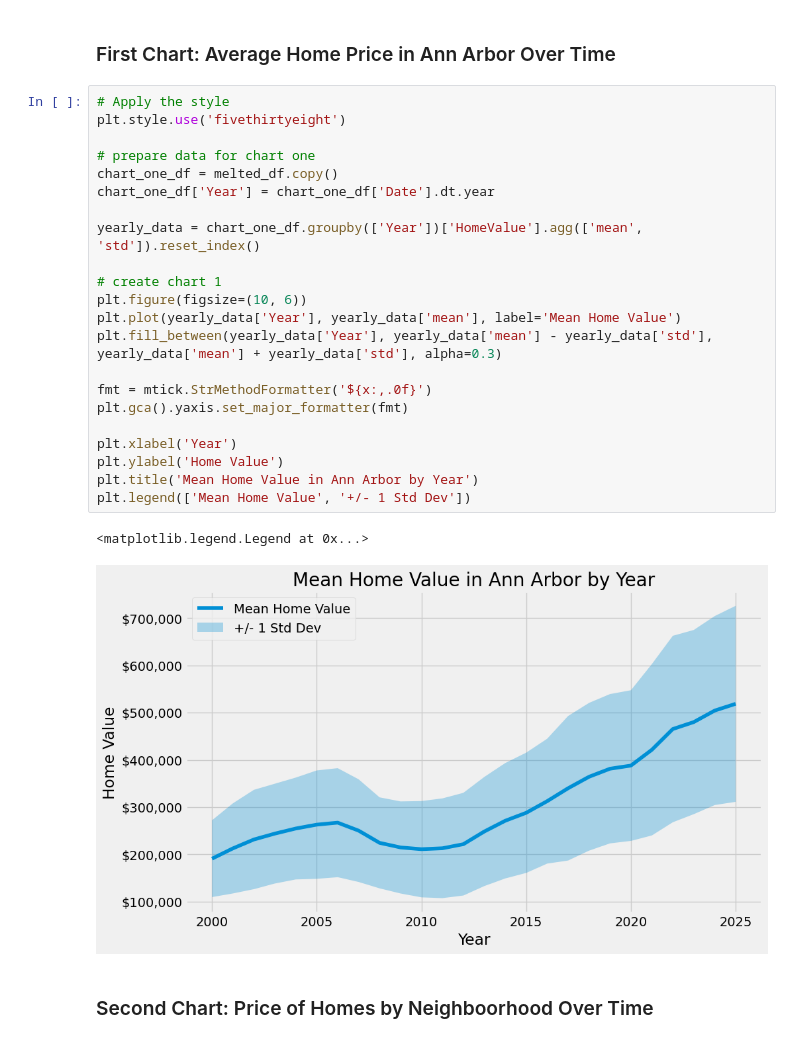
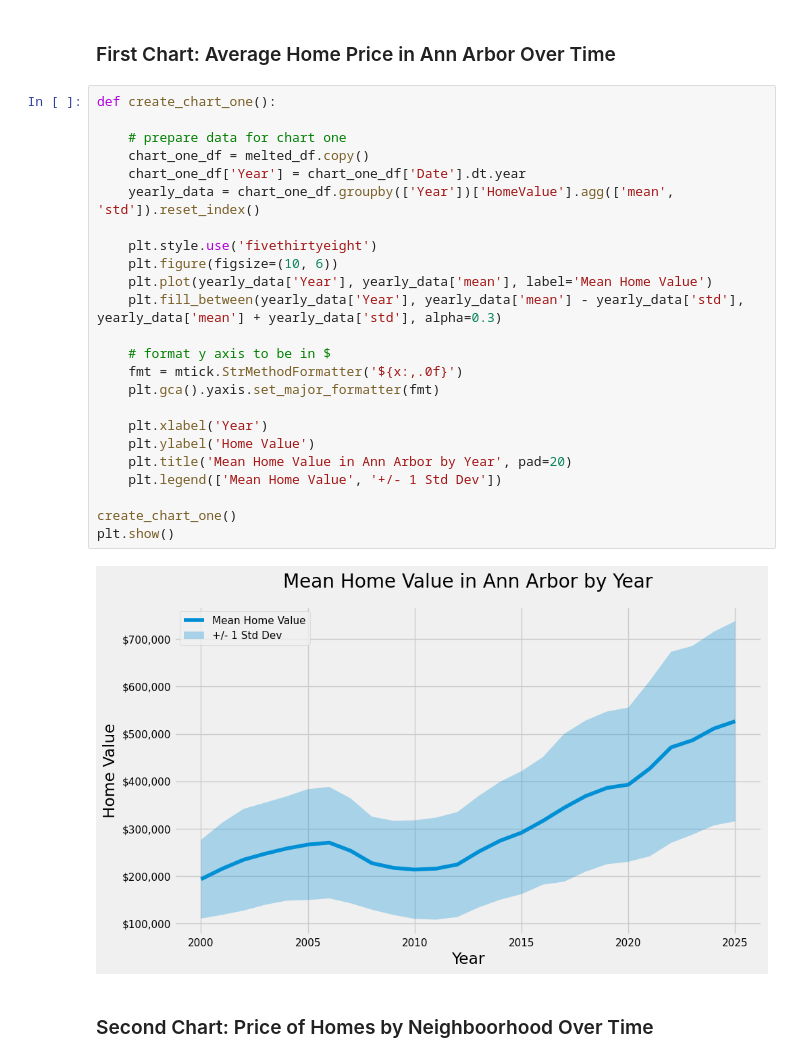
Before and after one commit to grantajason/SIADS-521-Assignment-3, a Jupyter notebook: gajason-siads521-a3.ipynb, the cells around one changed output. Saved outputs shown, nothing was run; the diff lists cells and outputs as text.

Commit message:
create chart 3, change chart creations to functions

```diff
--- a/gajason-siads521-a3.ipynb
+++ b/gajason-siads521-a3.ipynb
@@ -45,30 +46,31 @@ melted_df.to_csv(cleaned_file_path, index=False)
 # %% [markdown]
 ### First Chart: Average Home Price in Ann Arbor Over Time
 # %%
-# Apply the style
-plt.style.use('fivethirtyeight')
+def create_chart_one():
 
-# prepare data for chart one
-chart_one_df = melted_df.copy()
-chart_one_df['Year'] = chart_one_df['Date'].dt.year
+    # prepare data for chart one
+    chart_one_df = melted_df.copy()
+    chart_one_df['Year'] = chart_one_df['Date'].dt.year
+    yearly_data = chart_one_df.groupby(['Year'])['HomeValue'].agg(['mean', 'std']).reset_index()
 
-yearly_data = chart_one_df.groupby(['Year'])['HomeValue'].agg(['mean', 'std']).reset_index()
+    plt.style.use('fivethirtyeight')
+    plt.figure(figsize=(10, 6))
+    plt.plot(yearly_data['Year'], yearly_data['mean'], label='Mean Home Value')
+    plt.fill_between(yearly_data['Year'], yearly_data['mean'] - yearly_data['std'], yearly_data['mean'] + yearly_data['std'], alpha=0.3)
 
-# create chart 1
-plt.figure(figsize=(10, 6))
-plt.plot(yearly_data['Year'], yearly_data['mean'], label='Mean Home Value')
-plt.fill_between(yearly_data['Year'], yearly_data['mean'] - yearly_data['std'], yearly_data['mean'] + yearly_data['std'], alpha=0.3)
+    # format y axis to be in $
+    fmt = mtick.StrMethodFormatter('${x:,.0f}')
+    plt.gca().yaxis.set_major_formatter(fmt)
 
-fmt = mtick.StrMethodFormatter('${x:,.0f}')
-plt.gca().yaxis.set_major_formatter(fmt)
+    plt.xlabel('Year')
+    plt.ylabel('Home Value')
+    plt.title('Mean Home Value in Ann Arbor by Year', pad=20)
+    plt.legend(['Mean Home Value', '+/- 1 Std Dev'])
 
-plt.xlabel('Year')
-plt.ylabel('Home Value')
-plt.title('Mean Home Value in Ann Arbor by Year')
-plt.legend(['Mean Home Value', '+/- 1 Std Dev'])
+create_chart_one()
+plt.show()
 # %% [output]
-<matplotlib.legend.Legend at 0x...>
-[figure, old version]
+[figure, new version]
 # %% [markdown]
 ### Second Chart: Price of Homes by Neighboorhood Over Time
 # %%
```
Also changed, not shown: parts of 6 cells of this notebook.
